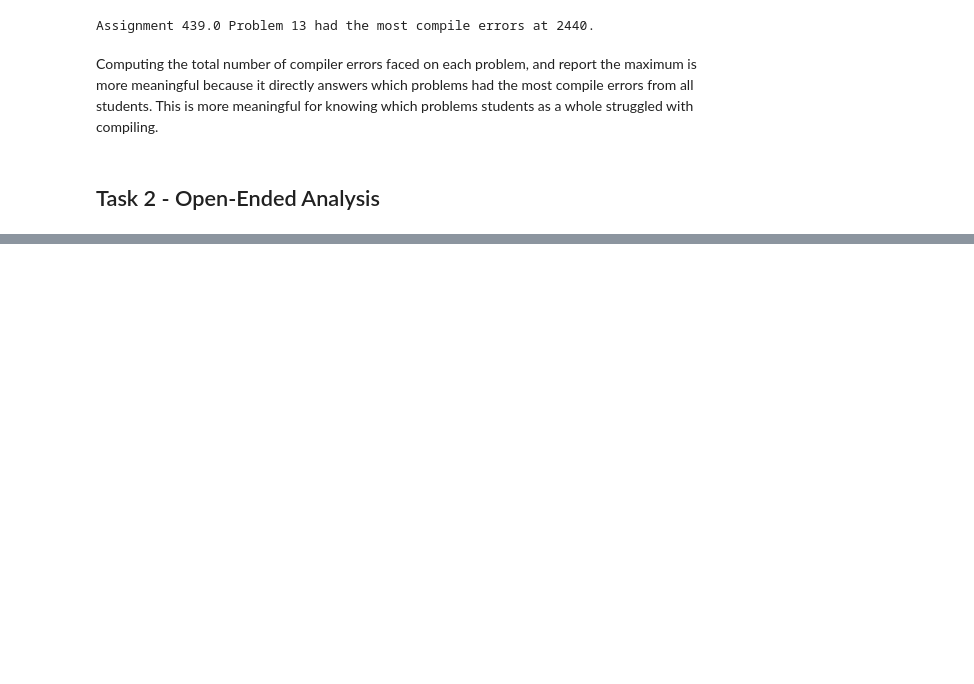
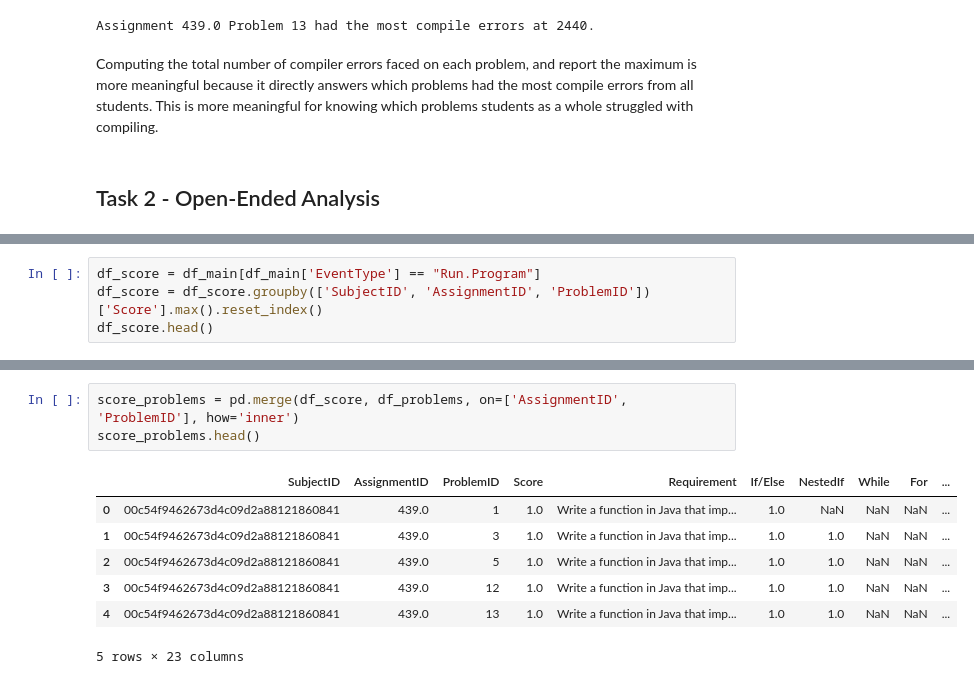
Before and after one commit to nam0mi/313-Data-Mining, a Jupyter notebook: mining.ipynb, the cells around one changed output, grey strips where cells are left out. Cells and saved outputs as stored; diff of their text form; blank space fills up the shorter version.

```diff
--- a/mining.ipynb
+++ b/mining.ipynb
@@ -73,0 +109,4 @@ Computing the total number of compiler errors faced on each problem, and report
+# %%
+df_score = df_main[df_main['EventType'] == "Run.Program"]
+df_score = df_score.groupby(['SubjectID', 'AssignmentID', 'ProblemID'])['Score'].max().reset_index()
+df_score.head()
@@ -73,0 +120,11 @@ Computing the total number of compiler errors faced on each problem, and report
+# %%
+score_problems = pd.merge(df_score, df_problems, on=['AssignmentID', 'ProblemID'], how='inner')
+score_problems.head()
+# %% [output]
+|  | SubjectID | AssignmentID | ProblemID | Score | Requirement | If/Else | NestedIf | While | For | ... |
+| 0 | 00c54f9462673d4c09d2a88121860841 | 439.0 | 1 | 1.0 | Write a function in Java that imp... | 1.0 | NaN | NaN | NaN | ... |
+| 1 | 00c54f9462673d4c09d2a88121860841 | 439.0 | 3 | 1.0 | Write a function in Java that imp... | 1.0 | 1.0 | NaN | NaN | ... |
+| 2 | 00c54f9462673d4c09d2a88121860841 | 439.0 | 5 | 1.0 | Write a function in Java that imp... | 1.0 | 1.0 | NaN | NaN | ... |
+| 3 | 00c54f9462673d4c09d2a88121860841 | 439.0 | 12 | 1.0 | Write a function in Java that imp... | 1.0 | 1.0 | NaN | NaN | ... |
+| 4 | 00c54f9462673d4c09d2a88121860841 | 439.0 | 13 | 1.0 | Write a function in Java that imp... | 1.0 | 1.0 | NaN | NaN | ... |
+5 rows × 23 columns
```
Also changed, not shown: parts of 14 cells of this notebook.
